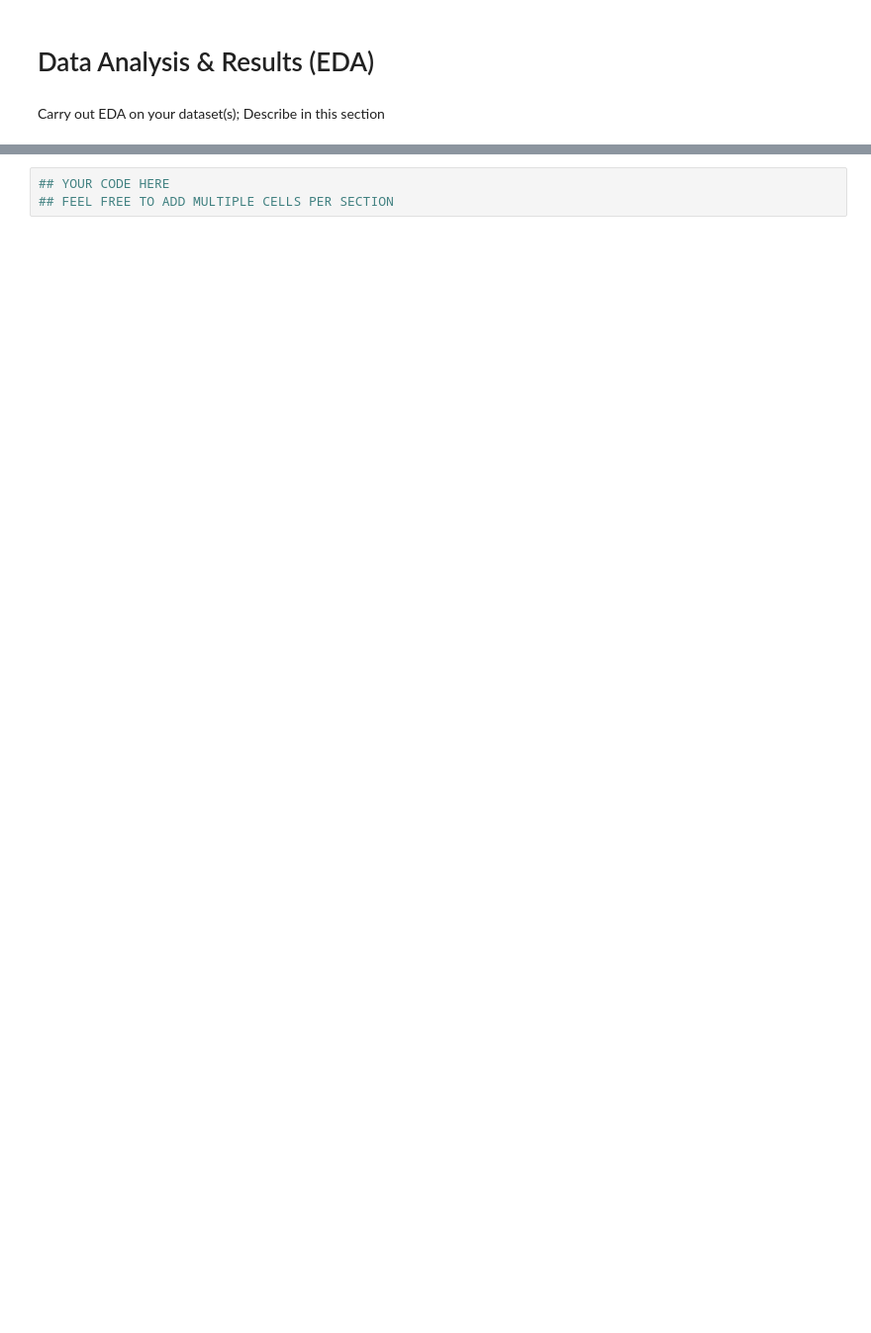
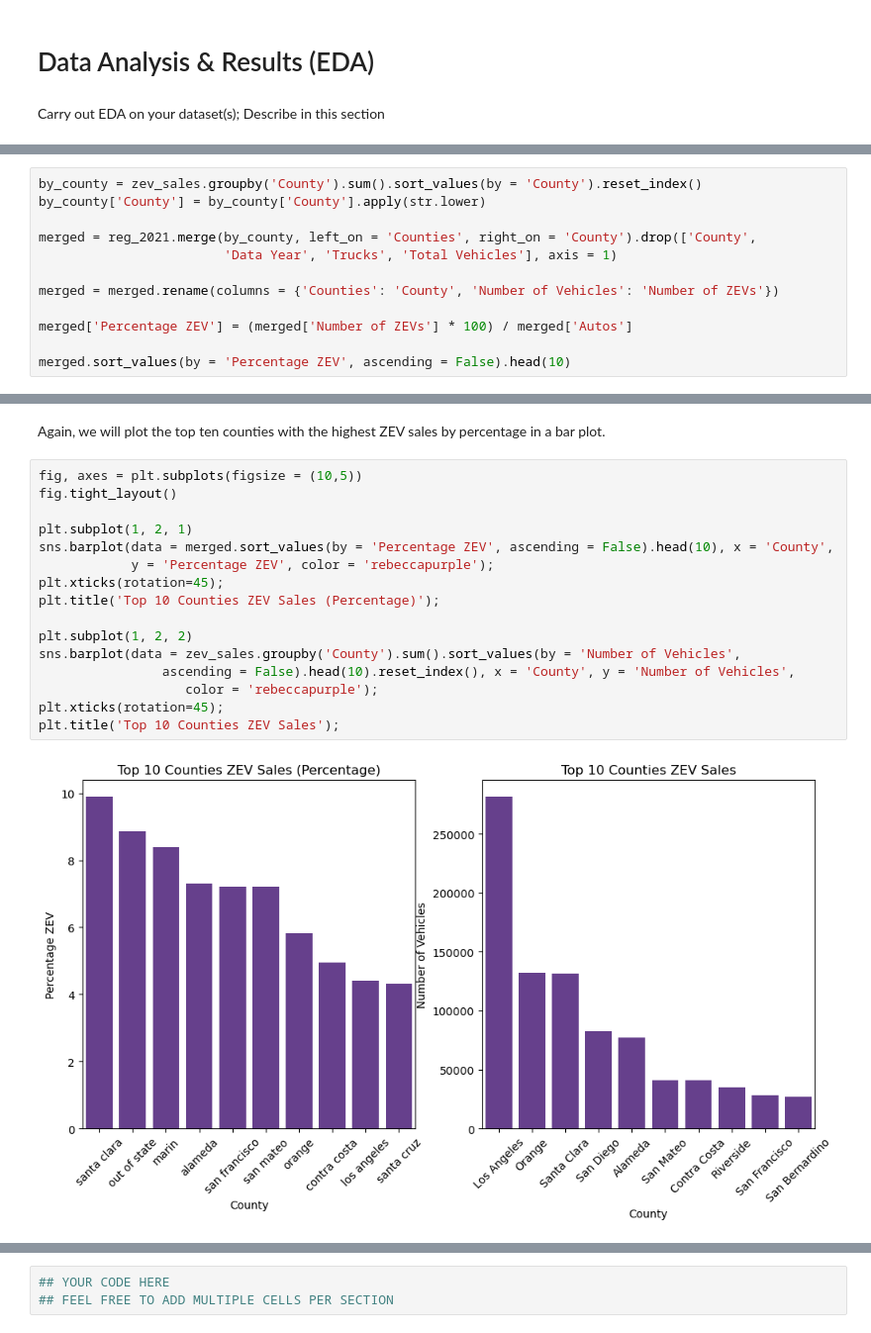
Before and after one commit to nliu880/EV-Sales-in-California, a Jupyter notebook: EDACheckpointGroup_Sp23_Weston_Nicole_Adi_Sophia_Katie.ipynb, the cells around one changed output, grey strips where cells are left out. Shown: that part at 99% size. Cells and saved outputs as stored; diff of their text form; blank space fills up the shorter version.

```diff
--- a/EDACheckpointGroup_Sp23_Weston_Nicole_Adi_Sophia_Katie.ipynb
+++ b/EDACheckpointGroup_Sp23_Weston_Nicole_Adi_Sophia_Katie.ipynb
@@ -104,0 +547,12 @@ Carry out EDA on your dataset(s); Describe in this section
+# %%
+by_county = zev_sales.groupby('County').sum().sort_values(by = 'County').reset_index()
+by_county['County'] = by_county['County'].apply(str.lower)
+
+merged = reg_2021.merge(by_county, left_on = 'Counties', right_on = 'County').drop(['County',
+                        'Data Year', 'Trucks', 'Total Vehicles'], axis = 1)
+
+merged = merged.rename(columns = {'Counties': 'County', 'Number of Vehicles': 'Number of ZEVs'})
+
+merged['Percentage ZEV'] = (merged['Number of ZEVs'] * 100) / merged['Autos']
+
+merged.sort_values(by = 'Percentage ZEV', ascending = False).head(10)
@@ -104,0 +571,20 @@ Carry out EDA on your dataset(s); Describe in this section
+# %% [markdown]
+Again, we will plot the top ten counties with the highest ZEV sales by percentage in a bar plot.
+# %%
+fig, axes = plt.subplots(figsize = (10,5))
+fig.tight_layout()
+
+plt.subplot(1, 2, 1)
+sns.barplot(data = merged.sort_values(by = 'Percentage ZEV', ascending = False).head(10), x = 'County',
+            y = 'Percentage ZEV', color = 'rebeccapurple');
+plt.xticks(rotation=45);
+plt.title('Top 10 Counties ZEV Sales (Percentage)');
+
+plt.subplot(1, 2, 2)
+sns.barplot(data = zev_sales.groupby('County').sum().sort_values(by = 'Number of Vehicles',
+                ascending = False).head(10).reset_index(), x = 'County', y = 'Number of Vehicles',
+                   color = 'rebeccapurple');
+plt.xticks(rotation=45);
+plt.title('Top 10 Counties ZEV Sales');
+# %% [output]
+[figure, added]
```
Also changed, not shown: parts of 58 cells of this notebook.
